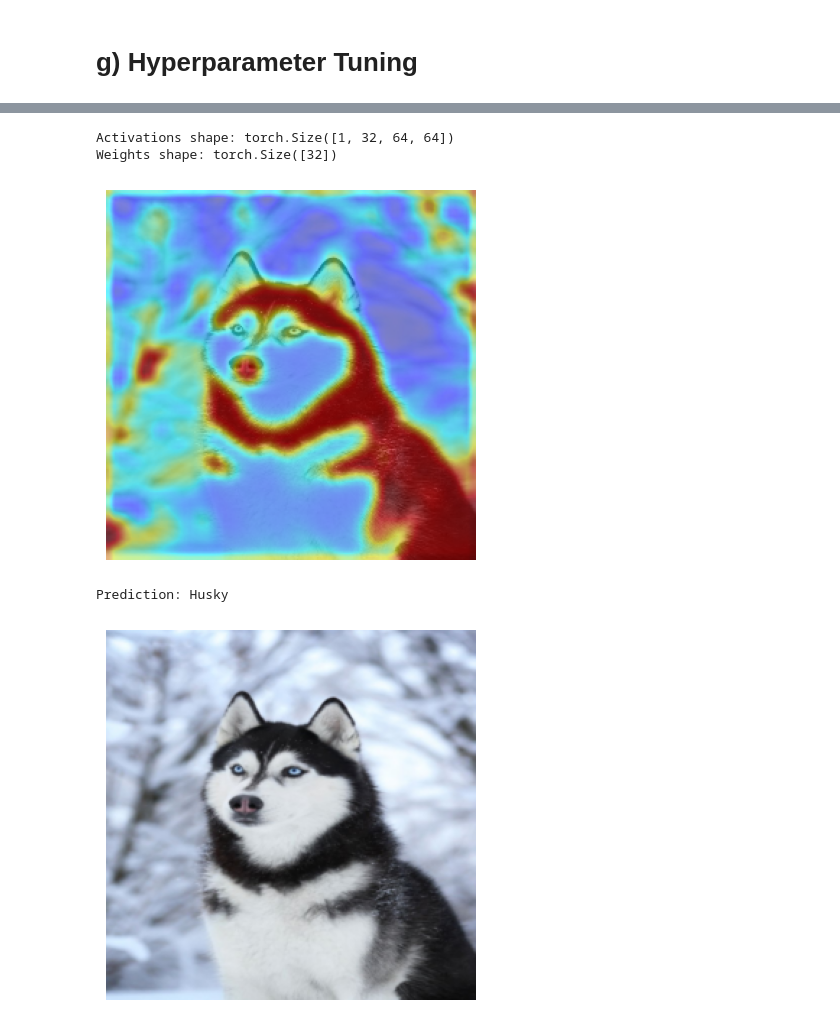
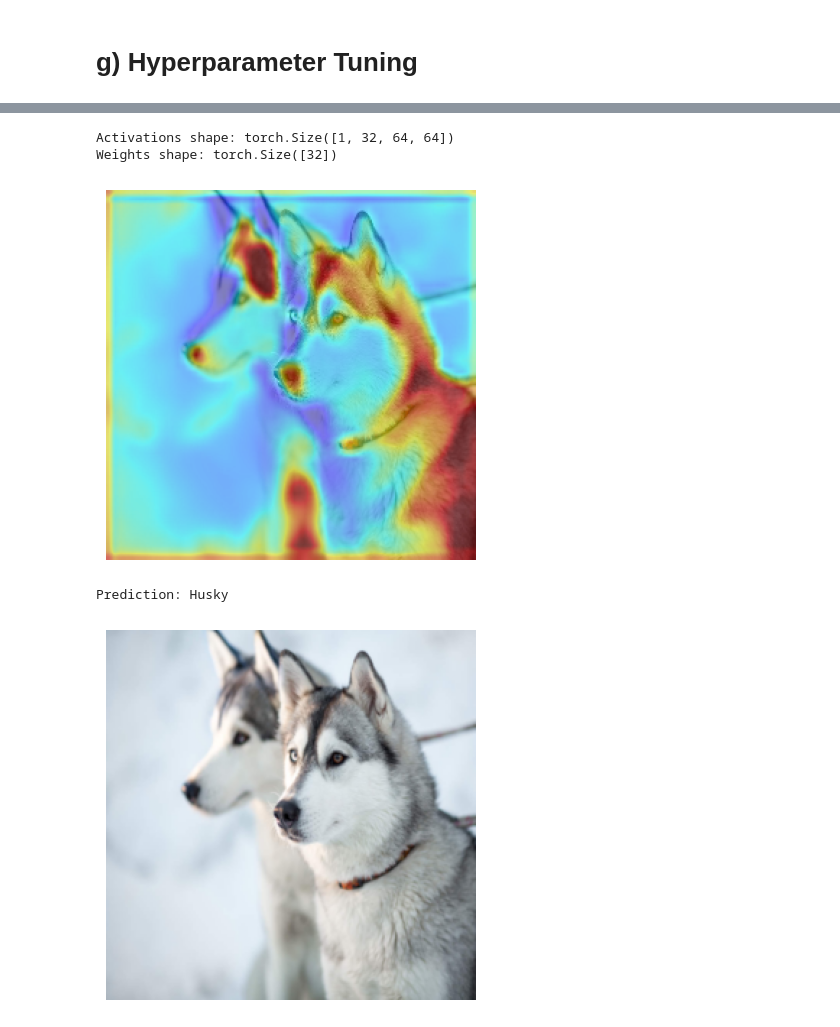
Before and after one commit to Mohamedmilad/husky_vs_wolf, a Jupyter notebook: final.ipynb, the cells around one changed output, grey strips where cells are left out. Drawn from its saved outputs; the diff is of its cells as text; code cells hidden in the pictures.

```diff
--- a/final.ipynb
+++ b/final.ipynb
@@ -726,35 +719,35 @@ def show_gradcam(image_path, cam):
     img = cv2.imread(image_path)
     img = cv2.cvtColor(img, cv2.COLOR_BGR2RGB)
     img = cv2.resize(img, (cam.shape[1], cam.shape[0]))
 
     heatmap = cv2.applyColorMap(np.uint8(255 * cam), cv2.COLORMAP_JET)
     heatmap = np.float32(heatmap) / 255
     overlay = heatmap + np.float32(img) / 255
     overlay = overlay / np.max(overlay)
 
     plt.imshow(overlay)
     plt.axis('off')
     plt.show()
 
 # Load model and image
 device = torch.device("cuda" if torch.cuda.is_available() else "cpu")
-image_path = '/kaggle/input/testing/test/husky/8677b64.jpg'
+image_path = '/kaggle/input/testing/test/husky/Dog-Siberian_Husky-Two_.jpg'
 image = load_image(image_path).to(device)
 
 # Target class and layer
 target_class = 0  # Adjust based on the class you want to visualize
 target_layer = model.conv3  # Replace with your model's target layer
 
 # Initialize Grad-CAM
 grad_cam = GradCAM(model, target_layer)
 
 # Generate and visualize Grad-CAM
 cam = grad_cam(image, target_class)
 show_gradcam(image_path, cam)
 # %% [output]
 Activations shape: torch.Size([1, 32, 64, 64])
 Weights shape: torch.Size([32])
-[figure, old version]
+[figure, new version]
 # %%
 import torch
 from torchvision import transforms
@@ -763,7 +756,7 @@ import matplotlib.pyplot as plt
 import numpy as np
 
 # Load a test image
-test = '/kaggle/input/testing/test/husky/8677b64.jpg'
+test = '/kaggle/input/testing/test/husky/Dog-Siberian_Husky-Two_.jpg'
 
 # Define the test transformation
 test_transform = transforms.Compose([
@@ -799,7 +792,7 @@ plt.axis('off')  # Turn off axis
 plt.show()
 # %% [output]
 Prediction: Husky
-[figure, old version]
+[figure, new version]
 # %%
 import torch
 import torch.nn as nn
```
Also changed, not shown: parts of 12 cells of this notebook.
